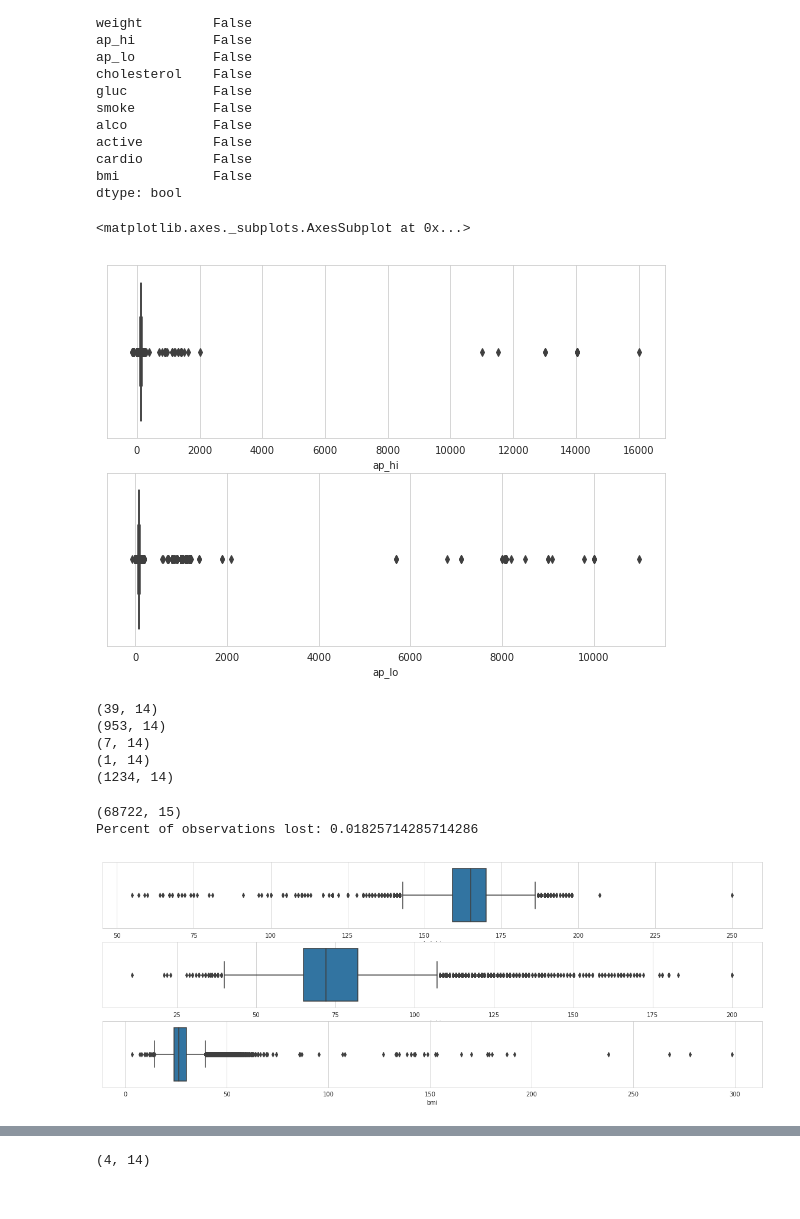
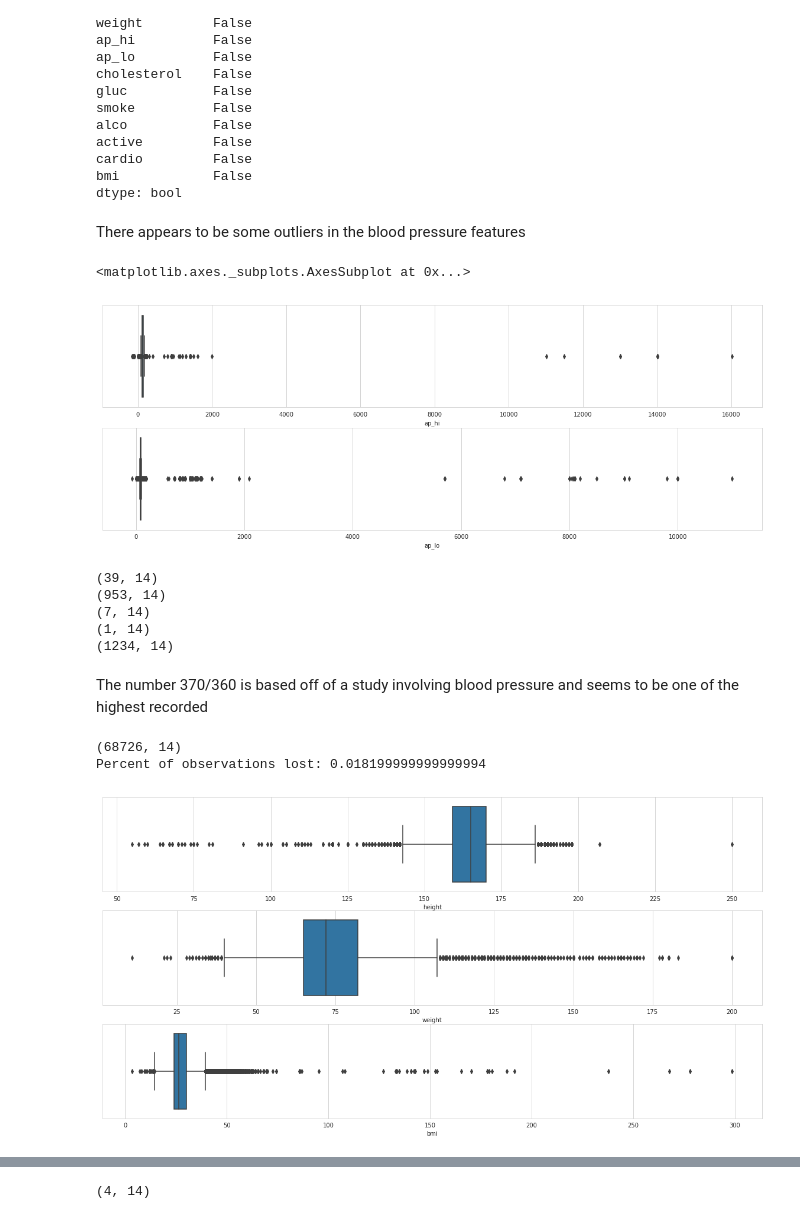
Before and after one commit to nojstradamus/capstone-unit-3, a Jupyter notebook: Capstone_2_2.ipynb, the cells around one changed output, grey strips where cells are left out. Cells and saved outputs as stored; diff of their text form; code cells hidden in the pictures.

```diff
--- a/Capstone_2_2.ipynb
+++ b/Capstone_2_2.ipynb
@@ -101,12 +104,15 @@ active         False
 cardio         False
 bmi            False
 dtype: bool
+# %% [markdown]
+There appears to be some outliers in the blood pressure features
 # %%
+plt.figure(figsize=(20,7))
 plt.subplot(211)
 sns.boxplot(df['ap_hi'])
 plt.subplot(212)
 sns.boxplot(df['ap_lo'])
 # %% [output]
 <matplotlib.axes._subplots.AxesSubplot at 0x...>
-[figure, old version]
+[figure, new version]
 # %%
@@ -121,30 +128,35 @@ print(df[df['ap_hi'] < df['ap_lo']].shape)
 (7, 14)
 (1, 14)
 (1234, 14)
+# %% [markdown]
+The number 370/360 is based off of a study involving blood pressure and seems to be one of the highest recorded
 # %%
+# Create copies for modeling
 df_clean = df.copy()
 df_full = df.copy()
 
+# Drop blood pressure outliers
 df_clean.drop(df_clean[(df_clean['ap_hi']>370)].index,inplace=True)
-df_clean.drop(df_clean[(df_clean['ap_hi']>370)].index,inplace=True)
+df_clean.drop(df_clean[(df_clean['ap_lo']>360)].index,inplace=True)
 df_clean.drop(df_clean[(df_clean['ap_hi']<0)].index,inplace=True)
 df_clean.drop(df_clean[(df_clean['ap_lo']<0)].index,inplace=True)
 df_clean.drop(df_clean[(df_clean['ap_hi']<df_clean['ap_lo'])].index,inplace=True)
 
-first_cleaning = 1 - df_copy.shape[0] / df.shape[0]
-print(df_copy.shape)
+first_cleaning = 1 - df_clean.shape[0] / df.shape[0]
+print(df_clean.shape)
 print('Percent of observations lost:', first_cleaning)
 # %% [output]
-(68722, 15)
-Percent of observations lost: 0.01825714285714286
+(68726, 14)
+Percent of observations lost: 0.018199999999999994
 # %%
-plt.figure(figsize=(20, 7))
+# Look at the outliers in weight and height
+plt.figure(figsize=(20, 10))
 plt.subplot(311)
 sns.boxplot(df_clean['height'])
 plt.subplot(312)
 sns.boxplot(df_clean['weight'])
 plt.subplot(313)
 sns.boxplot(df_clean['bmi']);
 # %% [output]
-[figure, old version]
+[figure, new version]
 # %%
```
Also changed, not shown: parts of 37 cells of this notebook.
